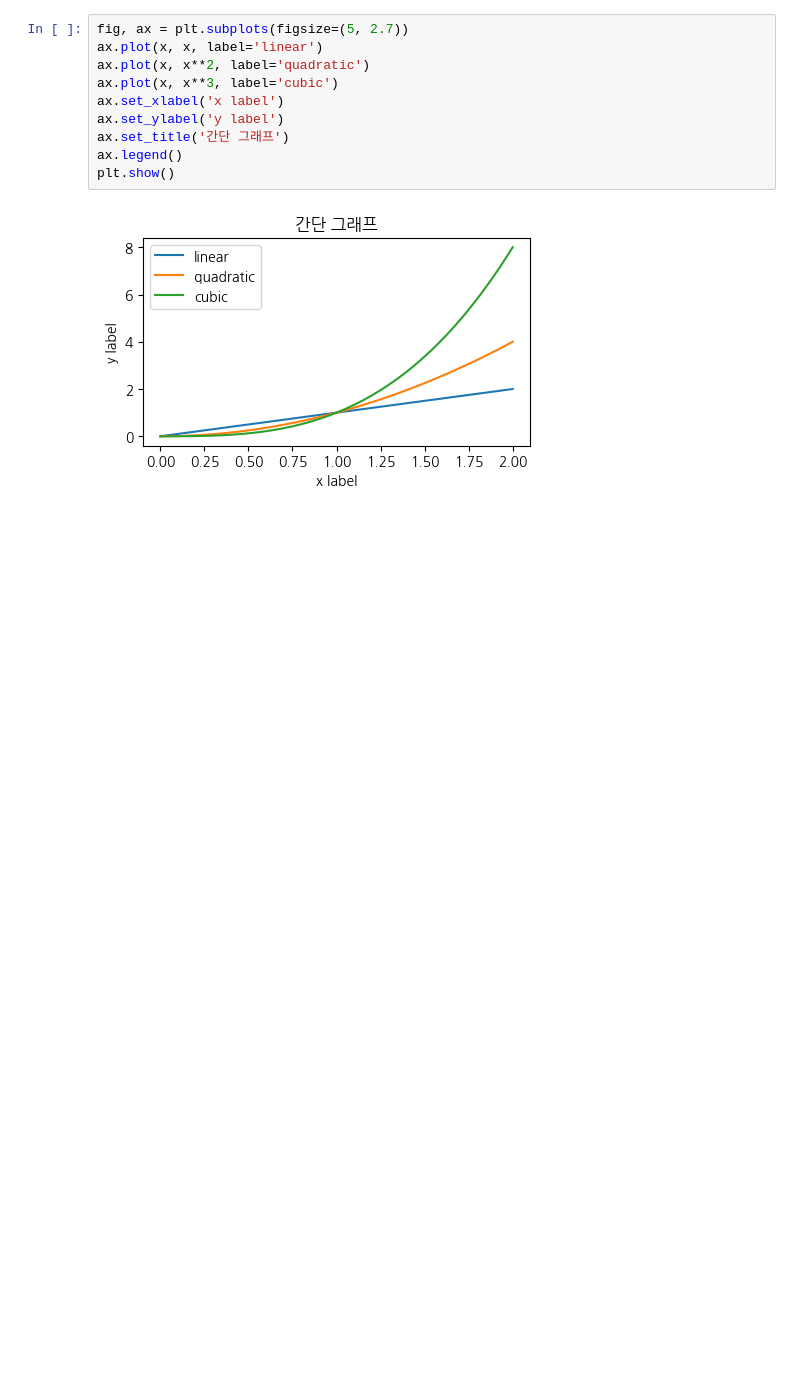
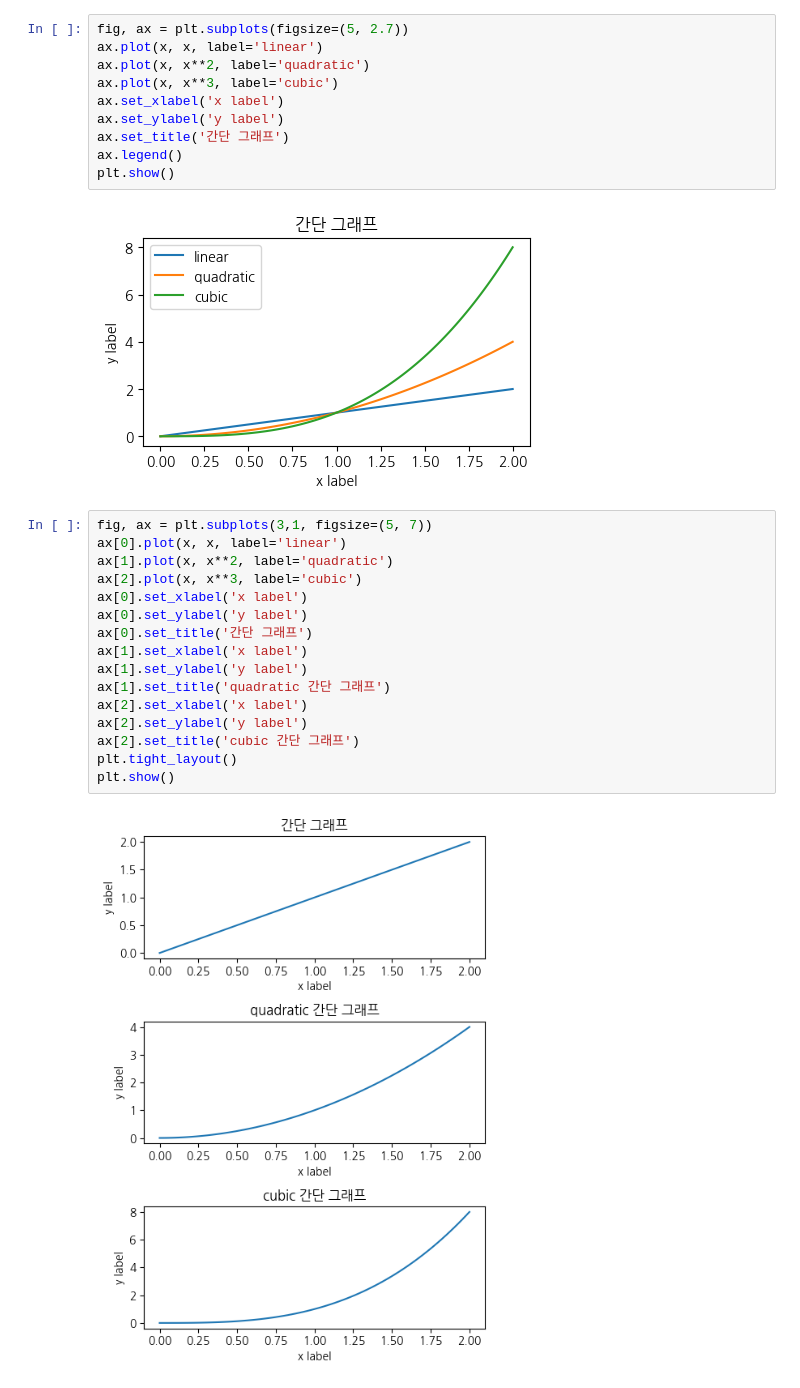
Before and after one commit to haram4th/fintech3, a Jupyter notebook: 06machine_learning/04_02matplotlib사용법.ipynb, the cells around one changed output. Cells and saved outputs as stored; diff of their text form; blank space fills up the shorter version.

```diff
--- a/06machine_learning/04_02matplotlib사용법.ipynb
+++ b/06machine_learning/04_02matplotlib사용법.ipynb
@@ -126,3 +126,21 @@ ax.legend()
 plt.show()
 # %% [output]
 [figure]
+# %%
+fig, ax = plt.subplots(3,1, figsize=(5, 7))
+ax[0].plot(x, x, label='linear')
+ax[1].plot(x, x**2, label='quadratic')
+ax[2].plot(x, x**3, label='cubic')
+ax[0].set_xlabel('x label')
+ax[0].set_ylabel('y label')
+ax[0].set_title('간단 그래프')
+ax[1].set_xlabel('x label')
+ax[1].set_ylabel('y label')
+ax[1].set_title('quadratic 간단 그래프')
+ax[2].set_xlabel('x label')
+ax[2].set_ylabel('y label')
+ax[2].set_title('cubic 간단 그래프')
+plt.tight_layout()
+plt.show()
+# %% [output]
+[figure, added]
```
Also changed, not shown: parts of 21 cells of this notebook.
